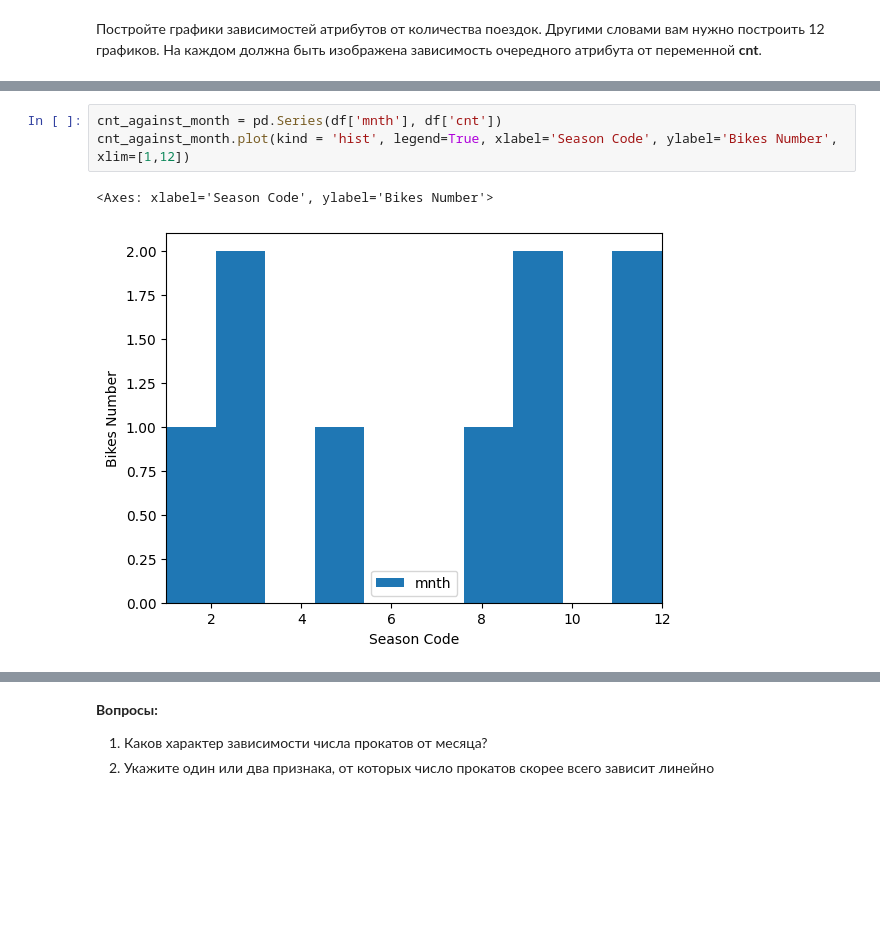
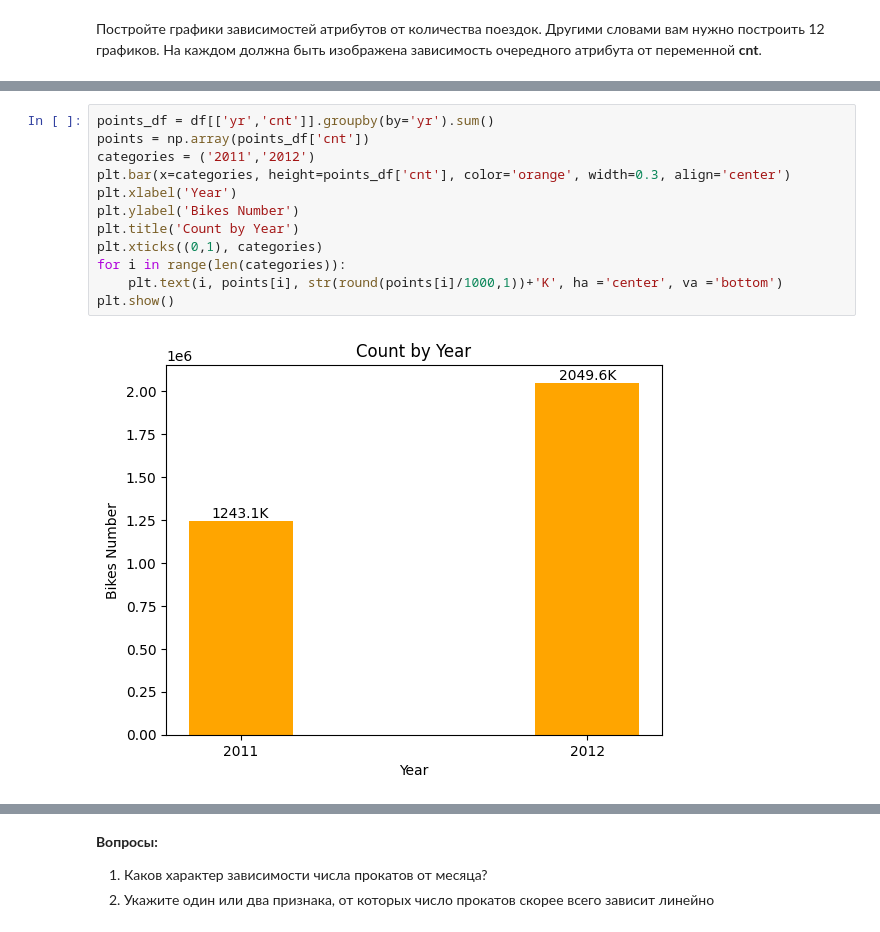
Before and after one commit to Ovick/Home-Tasks, a Jupyter notebook: Module_3.4/OverfittingHomeWork.ipynb, the cells around one changed output, grey strips where cells are left out. Saved outputs shown, nothing was run; the diff lists cells and outputs as text; blank space fills up the shorter version.

```diff
--- a/Module_3.4/OverfittingHomeWork.ipynb
+++ b/Module_3.4/OverfittingHomeWork.ipynb
@@ -80,6 +63,14 @@ cnt_against_year.plot(kind = 'hist', legend=True, xlabel='Season Code', ylabel='
-# %%
-cnt_against_month = pd.Series(df['mnth'], df['cnt'])
-cnt_against_month.plot(kind = 'hist', legend=True, xlabel='Season Code', ylabel='Bikes Number', xlim=[1,12])
-# %% [output]
-<Axes: xlabel='Season Code', ylabel='Bikes Number'>
-[figure, removed]
+# %%
+points_df = df[['yr','cnt']].groupby(by='yr').sum()
+points = np.array(points_df['cnt'])
+categories = ('2011','2012')
+plt.bar(x=categories, height=points_df['cnt'], color='orange', width=0.3, align='center')
+plt.xlabel('Year')
+plt.ylabel('Bikes Number')
+plt.title('Count by Year')
+plt.xticks((0,1), categories)
+for i in range(len(categories)):
+    plt.text(i, points[i], str(round(points[i]/1000,1))+'K', ha ='center', va ='bottom')
+plt.show()
+# %% [output]
+[figure, added]
```
Also changed, not shown: parts of 33 cells of this notebook.
